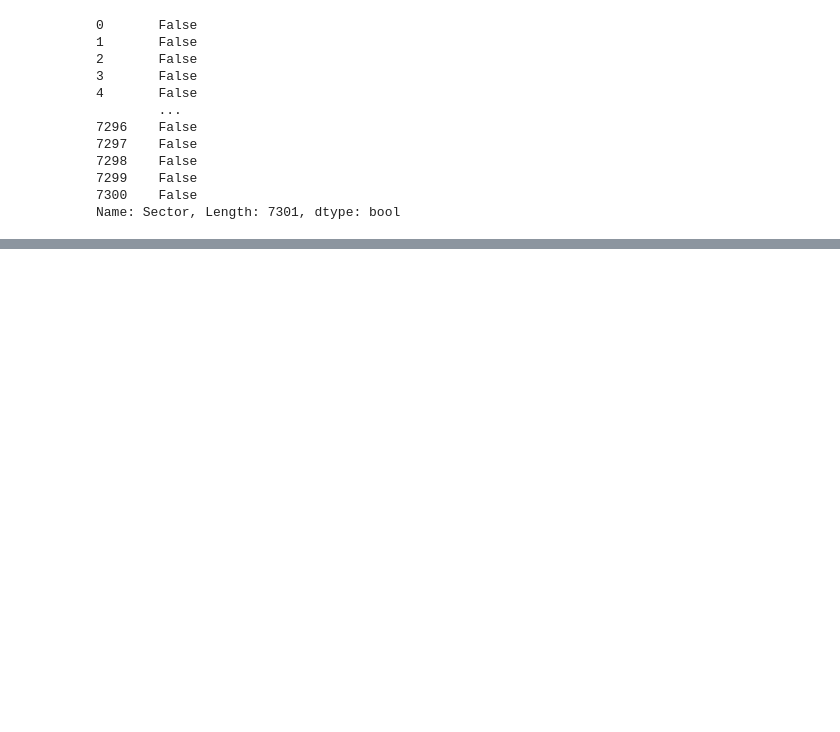
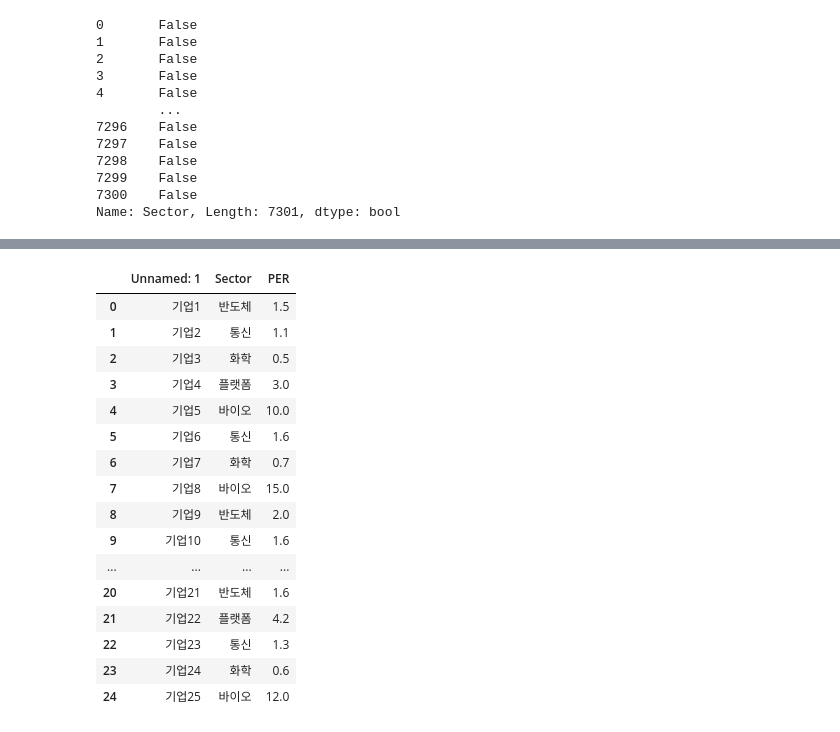
Before and after one commit to DavidEugen/study.python.start, a Jupyter notebook: pandas/03_DataFrame.ipynb, the cells around one changed output, grey strips where cells are left out. Drawn from its saved outputs; the diff is of its cells as text; code cells hidden in the pictures; blank space fills up the shorter version.

```diff
--- a/pandas/03_DataFrame.ipynb
+++ b/pandas/03_DataFrame.ipynb
@@ -1957,0 +2006,21 @@ krx[krx['Sector'] == "석유 정제품 제조업"]
+# %%
+df = df.dropna(axis = 1)
+df
+# %% [output]
+|  | Unnamed: 1 | Sector | PER |
+| 0 | 기업1 | 반도체 | 1.5 |
+| 1 | 기업2 | 통신 | 1.1 |
+| 2 | 기업3 | 화학 | 0.5 |
+| 3 | 기업4 | 플랫폼 | 3.0 |
+| 4 | 기업5 | 바이오 | 10.0 |
+| 5 | 기업6 | 통신 | 1.6 |
+| 6 | 기업7 | 화학 | 0.7 |
+| 7 | 기업8 | 바이오 | 15.0 |
+| 8 | 기업9 | 반도체 | 2.0 |
+| 9 | 기업10 | 통신 | 1.6 |
+| ... | ... | ... | ... |
+| 20 | 기업21 | 반도체 | 1.6 |
+| 21 | 기업22 | 플랫폼 | 4.2 |
+| 22 | 기업23 | 통신 | 1.3 |
+| 23 | 기업24 | 화학 | 0.6 |
+| 24 | 기업25 | 바이오 | 12.0 |
```
Also changed, not shown: parts of 14 cells of this notebook, 1 other file.
